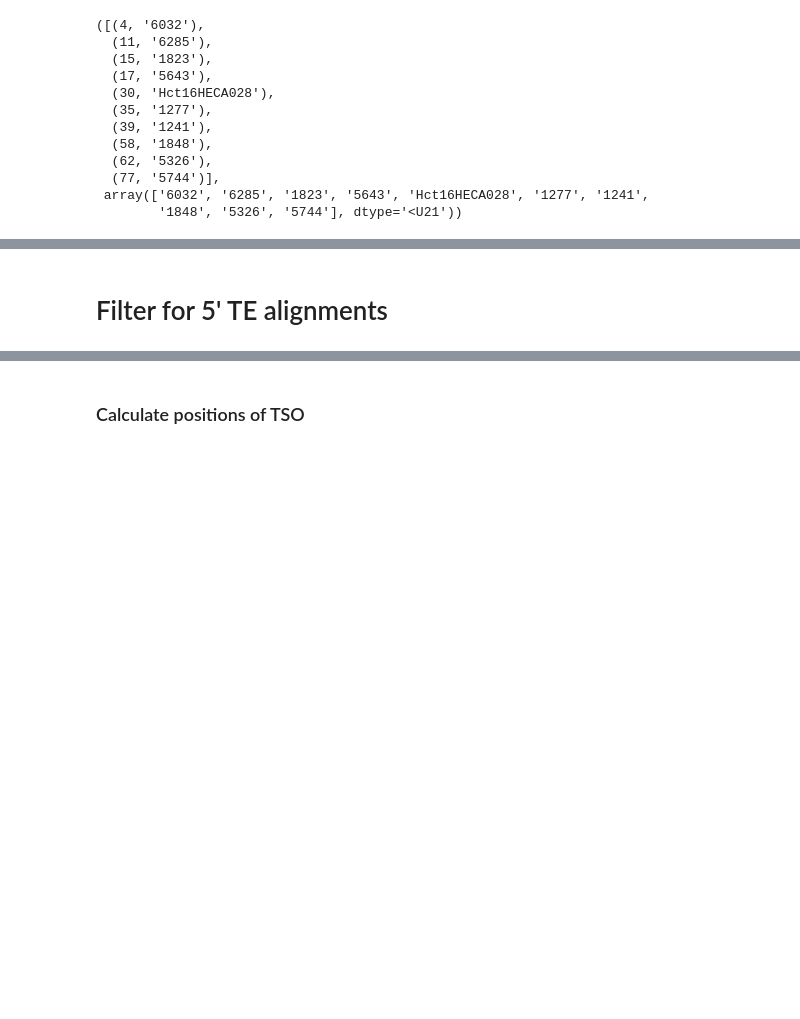
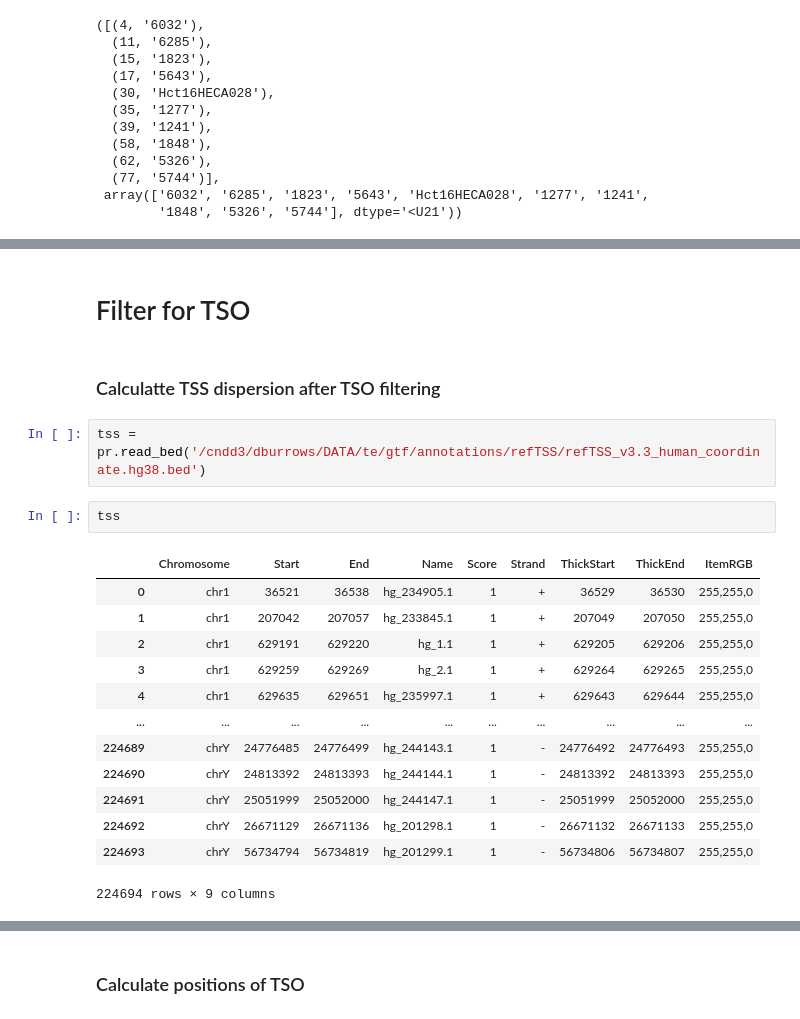
Before and after one commit to dmnburrows/line1_ageing, a Jupyter notebook: te_rna.ipynb, the cells around one changed output, grey strips where cells are left out. Saved outputs shown, nothing was run; the diff lists cells and outputs as text; blank space fills up the shorter version.

```diff
--- a/te_rna.ipynb
+++ b/te_rna.ipynb
@@ -90,2 +160,22 @@ male_GABA_df
 # %% [markdown]
-# Filter for 5' TE alignments
+# Filter for TSO
+# %% [markdown]
+### Calculatte TSS dispersion after TSO filtering
+# %%
+tss = pr.read_bed('/cndd3/dburrows/DATA/te/gtf/annotations/refTSS/refTSS_v3.3_human_coordinate.hg38.bed')
+# %%
+tss
+# %% [output]
+|  | Chromosome | Start | End | Name | Score | Strand | ThickStart | ThickEnd | ItemRGB |
+| 0 | chr1 | 36521 | 36538 | hg_234905.1 | 1 | + | 36529 | 36530 | 255,255,0 |
+| 1 | chr1 | 207042 | 207057 | hg_233845.1 | 1 | + | 207049 | 207050 | 255,255,0 |
+| 2 | chr1 | 629191 | 629220 | hg_1.1 | 1 | + | 629205 | 629206 | 255,255,0 |
+| 3 | chr1 | 629259 | 629269 | hg_2.1 | 1 | + | 629264 | 629265 | 255,255,0 |
+| 4 | chr1 | 629635 | 629651 | hg_235997.1 | 1 | + | 629643 | 629644 | 255,255,0 |
+| ... | ... | ... | ... | ... | ... | ... | ... | ... | ... |
+| 224689 | chrY | 24776485 | 24776499 | hg_244143.1 | 1 | - | 24776492 | 24776493 | 255,255,0 |
+| 224690 | chrY | 24813392 | 24813393 | hg_244144.1 | 1 | - | 24813392 | 24813393 | 255,255,0 |
+| 224691 | chrY | 25051999 | 25052000 | hg_244147.1 | 1 | - | 25051999 | 25052000 | 255,255,0 |
+| 224692 | chrY | 26671129 | 26671136 | hg_201298.1 | 1 | - | 26671132 | 26671133 | 255,255,0 |
+| 224693 | chrY | 56734794 | 56734819 | hg_201299.1 | 1 | - | 56734806 | 56734807 | 255,255,0 |
+224694 rows × 9 columns
```
Also changed, not shown: parts of 34 cells of this notebook, 6 other files.
